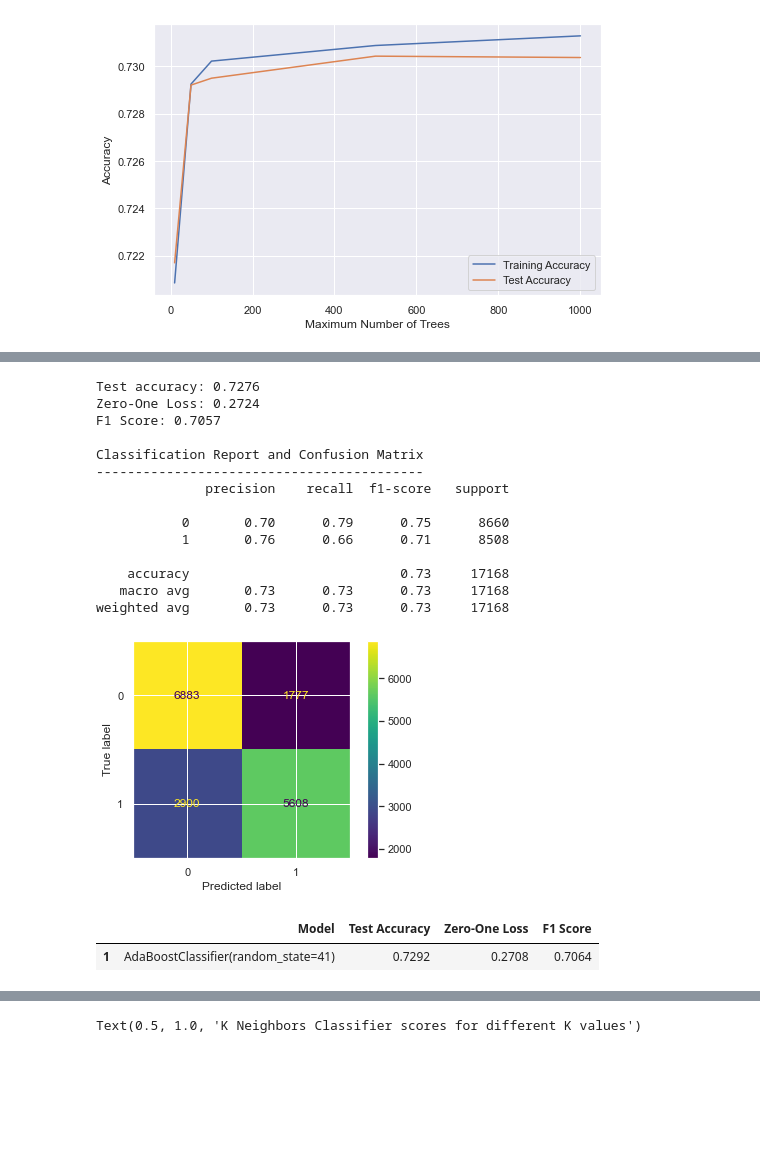
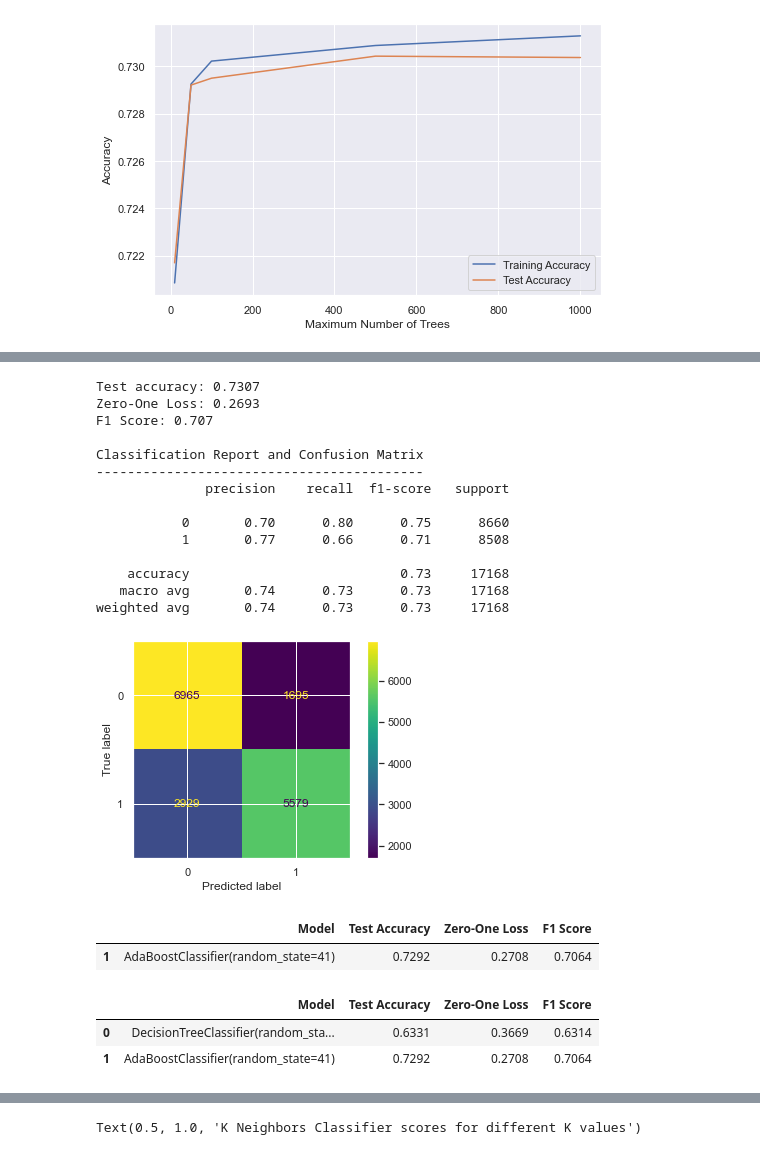
Before and after one commit to Dannyvannnn/IE0005, a Jupyter notebook: IE0005 Mini project_2.ipynb, the cells around one changed output, grey strips where cells are left out. Drawn from its saved outputs; the diff is of its cells as text; code cells hidden in the pictures; blank space fills up the shorter version.

```diff
--- a/IE0005 Mini project_2.ipynb
+++ b/IE0005 Mini project_2.ipynb
@@ -631,31 +643,37 @@ plot_model('Learning Rate')
 # %%
-final_boost_model = AdaBoostClassifier(base_estimator = None, n_estimators = 100, learning_rate = 1.9, random_state = 42)
+final_boost_model = AdaBoostClassifier(base_estimator = None, n_estimators = 500, learning_rate = 1.21, random_state = 42)
 final_boost_model.fit(X_train, y_train)
 test_pred = final_boost_model.predict(X_test)
 
 print_and_append('AdaBoost', y_test, test_pred)
 cr_and_cm(final_boost_model, y_test, test_pred)
 # %% [output]
-Test accuracy: 0.7276
-Zero-One Loss: 0.2724
-F1 Score: 0.7057
+Test accuracy: 0.7307
+Zero-One Loss: 0.2693
+F1 Score: 0.707
 
 Classification Report and Confusion Matrix
 ------------------------------------------
               precision    recall  f1-score   support
 
-           0       0.70      0.79      0.75      8660
-           1       0.76      0.66      0.71      8508
+           0       0.70      0.80      0.75      8660
+           1       0.77      0.66      0.71      8508
 
     accuracy                           0.73     17168
-   macro avg       0.73      0.73      0.73     17168
-weighted avg       0.73      0.73      0.73     17168
+   macro avg       0.74      0.73      0.73     17168
+weighted avg       0.74      0.73      0.73     17168
-[figure, old version]
+[figure, new version]
 # %%
 base.iloc[1:2, :]
 # %% [output]
 |  | Model | Test Accuracy | Zero-One Loss | F1 Score |
 | 1 | AdaBoostClassifier(random_state=41) | 0.7292 | 0.2708 | 0.7064 |
+# %%
+base
+# %% [output]
+|  | Model | Test Accuracy | Zero-One Loss | F1 Score |
+| 0 | DecisionTreeClassifier(random_sta... | 0.6331 | 0.3669 | 0.6314 |
+| 1 | AdaBoostClassifier(random_state=41) | 0.7292 | 0.2708 | 0.7064 |
 # %%
 results
 # %% [output]
```
Also changed, not shown: parts of 20 cells of this notebook.
